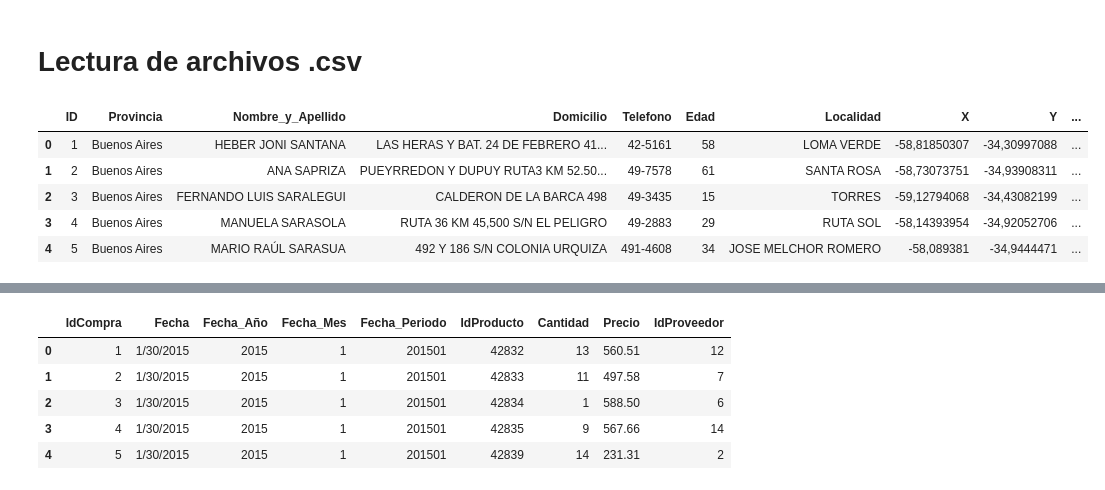
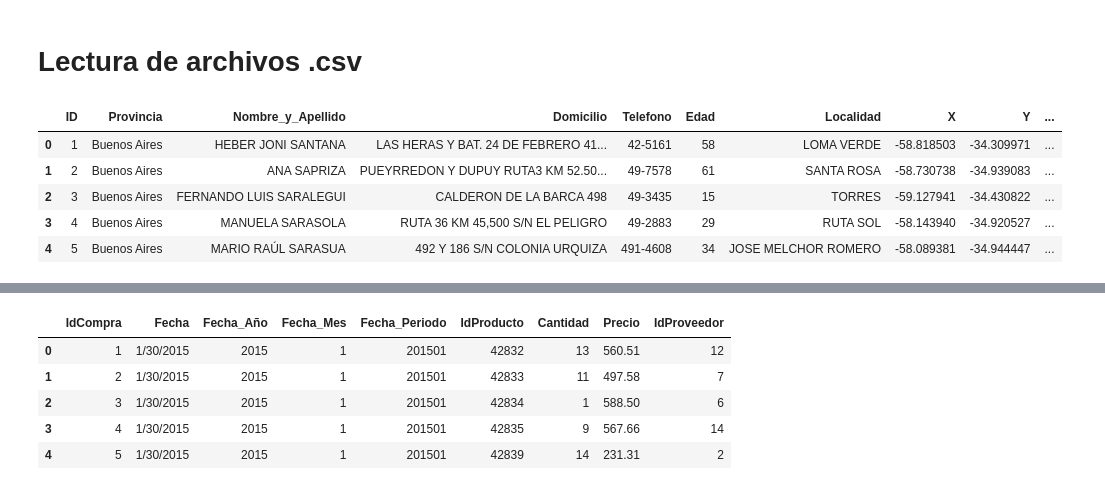
Before and after one commit to lugeminai/DS-PI-ProyectoIndividual, a Jupyter notebook: Proyecto.ipynb, the cells around one changed output, grey strips where cells are left out. Saved outputs shown, nothing was run; the diff lists cells and outputs as text; code cells hidden in the pictures.

```diff
--- a/Proyecto.ipynb
+++ b/Proyecto.ipynb
@@ -11,15 +11,15 @@ from pathlib import Path
 # %%
 # Dataset Clientes
 
-cliente = pd.read_csv('Datasets/clientes.csv', delimiter = ';',encoding = "utf-8")
+cliente = pd.read_csv('Datasets/clientes.csv', delimiter = ';', decimal=",",encoding = "utf-8")
 cliente.head(5)
 # %% [output]
 |  | ID | Provincia | Nombre_y_Apellido | Domicilio | Telefono | Edad | Localidad | X | Y | ... |
-| 0 | 1 | Buenos Aires | HEBER JONI SANTANA | LAS HERAS Y BAT. 24 DE FEBRERO 41... | 42-5161 | 58 | LOMA VERDE | -58,81850307 | -34,30997088 | ... |
-| 1 | 2 | Buenos Aires | ANA SAPRIZA | PUEYRREDON Y DUPUY RUTA3 KM 52.50... | 49-7578 | 61 | SANTA ROSA | -58,73073751 | -34,93908311 | ... |
-| 2 | 3 | Buenos Aires | FERNANDO LUIS SARALEGUI | CALDERON DE LA BARCA 498 | 49-3435 | 15 | TORRES | -59,12794068 | -34,43082199 | ... |
-| 3 | 4 | Buenos Aires | MANUELA SARASOLA | RUTA 36 KM 45,500 S/N EL PELIGRO | 49-2883 | 29 | RUTA SOL | -58,14393954 | -34,92052706 | ... |
-| 4 | 5 | Buenos Aires | MARIO RAÚL SARASUA | 492 Y 186 S/N COLONIA URQUIZA | 491-4608 | 34 | JOSE MELCHOR ROMERO | -58,089381 | -34,9444471 | ... |
+| 0 | 1 | Buenos Aires | HEBER JONI SANTANA | LAS HERAS Y BAT. 24 DE FEBRERO 41... | 42-5161 | 58 | LOMA VERDE | -58.818503 | -34.309971 | ... |
+| 1 | 2 | Buenos Aires | ANA SAPRIZA | PUEYRREDON Y DUPUY RUTA3 KM 52.50... | 49-7578 | 61 | SANTA ROSA | -58.730738 | -34.939083 | ... |
+| 2 | 3 | Buenos Aires | FERNANDO LUIS SARALEGUI | CALDERON DE LA BARCA 498 | 49-3435 | 15 | TORRES | -59.127941 | -34.430822 | ... |
+| 3 | 4 | Buenos Aires | MANUELA SARASOLA | RUTA 36 KM 45,500 S/N EL PELIGRO | 49-2883 | 29 | RUTA SOL | -58.143940 | -34.920527 | ... |
+| 4 | 5 | Buenos Aires | MARIO RAÚL SARASUA | 492 Y 186 S/N COLONIA URQUIZA | 491-4608 | 34 | JOSE MELCHOR ROMERO | -58.089381 | -34.944447 | ... |
 # %%
 cliente.info()
 # %% [output]
```
Also changed, not shown: parts of 13 cells of this notebook.
